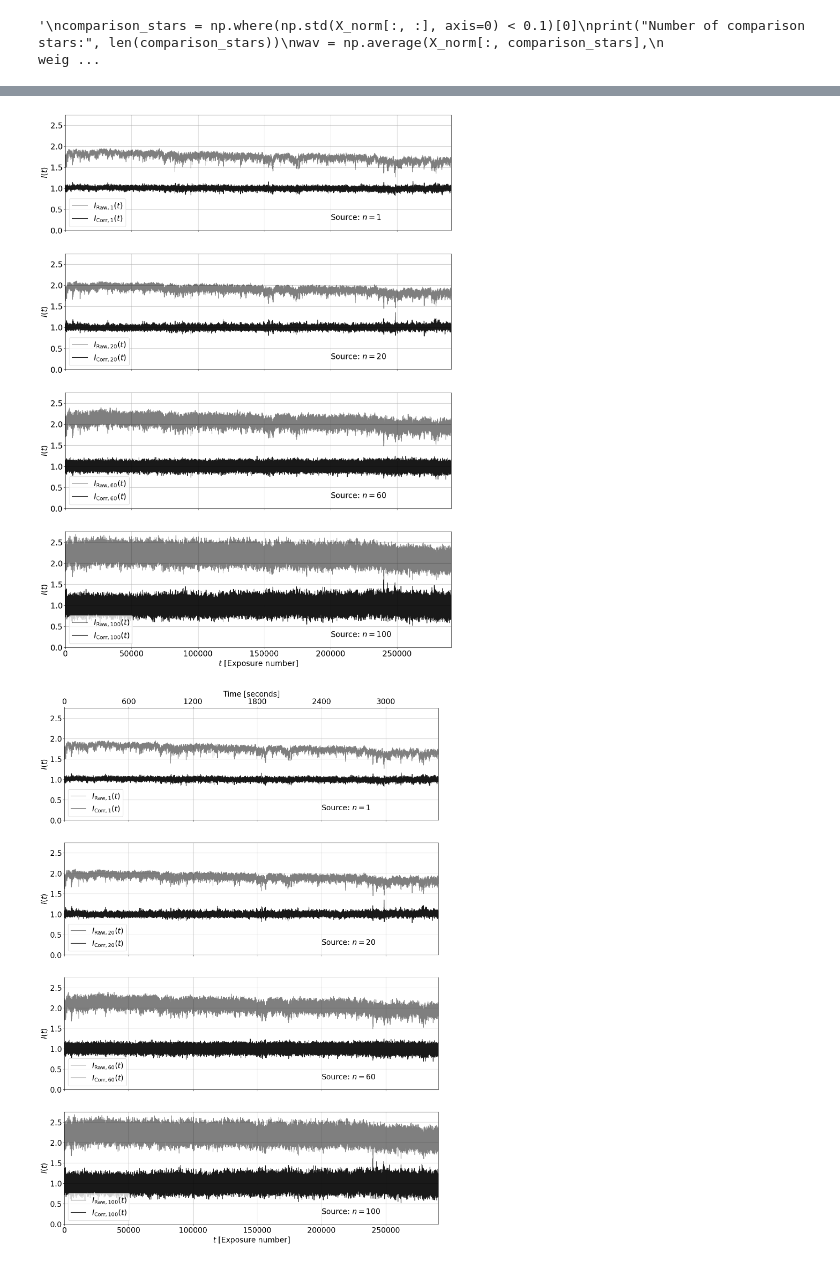
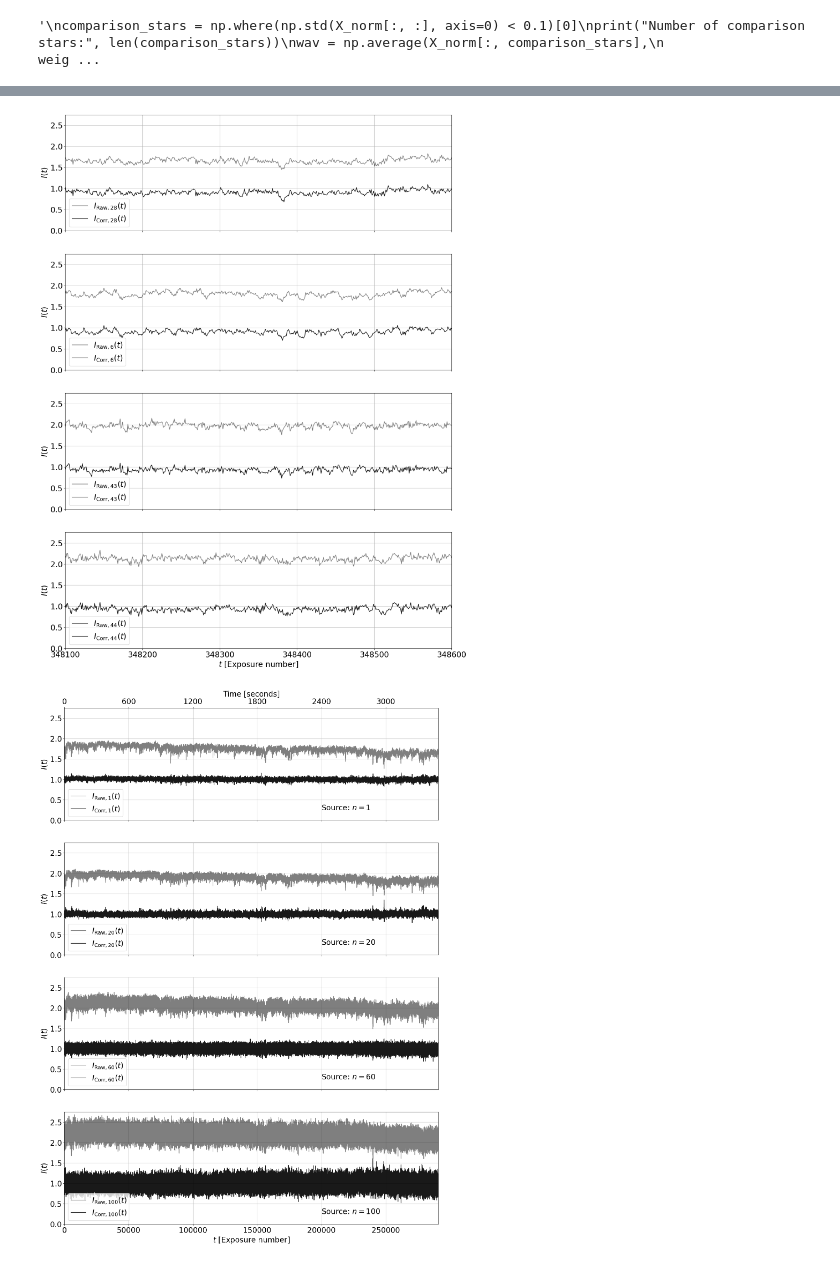
Before and after one commit to jah1994/kinetix_data_system, a Jupyter notebook: mcdonald_event_detection/mcdonald_data_analysis.ipynb, the cells around one changed output, grey strips where cells are left out. Cells and saved outputs as stored; diff of their text form; code cells hidden in the pictures.

```diff
--- a/mcdonald_event_detection/mcdonald_data_analysis.ipynb
+++ b/mcdonald_event_detection/mcdonald_data_analysis.ipynb
@@ -26,7 +26,10 @@ import matplotlib.pyplot as plt
 ### Differential photometry
 # %%
 # load data and generate a matrix of observations
-path = 'E:/McDonald backups/results_M11_Sept20_2'
+#path = 'E:/McDonald backups/results_M11_Sept20_2'
+#path = 'D:/McDonaldObs_Feb_2024/Results_16th_Feb/RUN_14/SCENE_0/photometry/'
+#path = 'D:/McDonaldObs_Feb_2024/Results_16th_Feb/RUN_14/SCENE_0/photometry'
+path = 'D:/McDonaldObs_Feb_2024/Results_18th_Feb/RUN_4/SCENE_0/photometry'
 
 files = [f for d, s, f in os.walk(path)][0]
 
@@ -199,0 +238,21 @@ plt.savefig('figures/wav.png', bbox_inches='tight')
+# %%
+samples = [266, 9, 14, 27, 25]
+for i in samples:
+    # if the sample is in the comparison star set, exclude it
+    if i == samples[0]:
+        c, alpha = 'tab:blue', 1
+    else:
+        c, alpha = 'k', 0.5
+    comparison_stars = np.where(np.std(X_norm[:, :], axis=0) < 0.1)[0]
+    comparison_stars = [c for c in comparison_stars if c != i]
+    wav = np.average(X_norm[:, comparison_stars],
+                     weights=1./np.var(X_norm[:, comparison_stars], axis=0), axis=1)
+    plt.plot(t, X_norm[:, i] / wav, c=c, alpha=alpha, label='Source %d' % i)
+
+    if i == samples[0]:
+        plt.scatter(t, X_norm[:, i] / wav, c=c, alpha=alpha)
+
+plt.xlim(27640, 27700)
+plt.ylim(0.0, 1.4)
+plt.legend()
+plt.show();
@@ -200,38 +261,38 @@ plt.savefig('figures/wav.png', bbox_inches='tight')
 # %%
-samples = [0, 19, 59, 99]
+samples = [28, 6, 43, 44, 12, 81]
 nrows = 4
 fig, ax = plt.subplots(figsize=(18, 25), nrows=nrows, ncols=1)
 for i in range(nrows):
 
     # if the sample is in the comparison star set, exclude it
     comparison_stars = np.where(np.std(X_norm[:, :], axis=0) < 0.1)[0]
     comparison_stars = [c for c in comparison_stars if c != samples[i]]
     wav = np.average(X_norm[:, comparison_stars],
                      weights=1./np.var(X_norm[:, comparison_stars], axis=0), axis=1)
 
     ax[i].plot(t, (0.75 + 0.15*i) + (X_norm[:, samples[i]]), c='black', alpha=0.5,
-               label='$I_{\mathrm{Raw}, %d}(t)$' % (samples[i] + 1))
+               label='$I_{\mathrm{Raw}, %d}(t)$' % (samples[i]))
     ax[i].plot(t, X_norm[:, samples[i]] / wav, c='black', alpha=0.9,
-               label='$I_{\mathrm{Corr}, %d}(t)$' % (samples[i] + 1))
+               label='$I_{\mathrm{Corr}, %d}(t)$' % (samples[i]))
     ax[i].grid()
     ax[i].legend(loc='lower left', fontsize=fs)
-    ax[i].text(200000, 0.25, 'Source: $n=%d$' % (samples[i] + 1), fontsize=fs)
-    ax[i].set_xlim(0, t[-1])
+    #ax[i].text(200000, 0.25, 'Source: $n=%d$' % (samples[i] + 1), fontsize=fs)
+    ax[i].set_xlim(348100, 348600)
     ax[i].set_ylim(0, 2.75)
     ax[i].tick_params(labelsize=fs)
 
     ax[i].set_ylabel('$I(t)$', fontsize=fs)
 
     if i != 3:
         ax[i].axes.xaxis.set_ticklabels([])
 
     if i == 3:
         ax[i].set_xlabel('$t$ [Exposure number]', fontsize=fs)
 
 
-plt.savefig('figures/Raw_vs_Corr.png', bbox_inches='tight')
+#plt.savefig('figures/Raw_vs_Corr.png', bbox_inches='tight')
 # %% [output]
-[figure, old version]
+[figure, new version]
 # %%
 samples = [0, 19, 59, 99]
 nrows = 4
```
Also changed, not shown: parts of 12 cells of this notebook, 12 other files.
